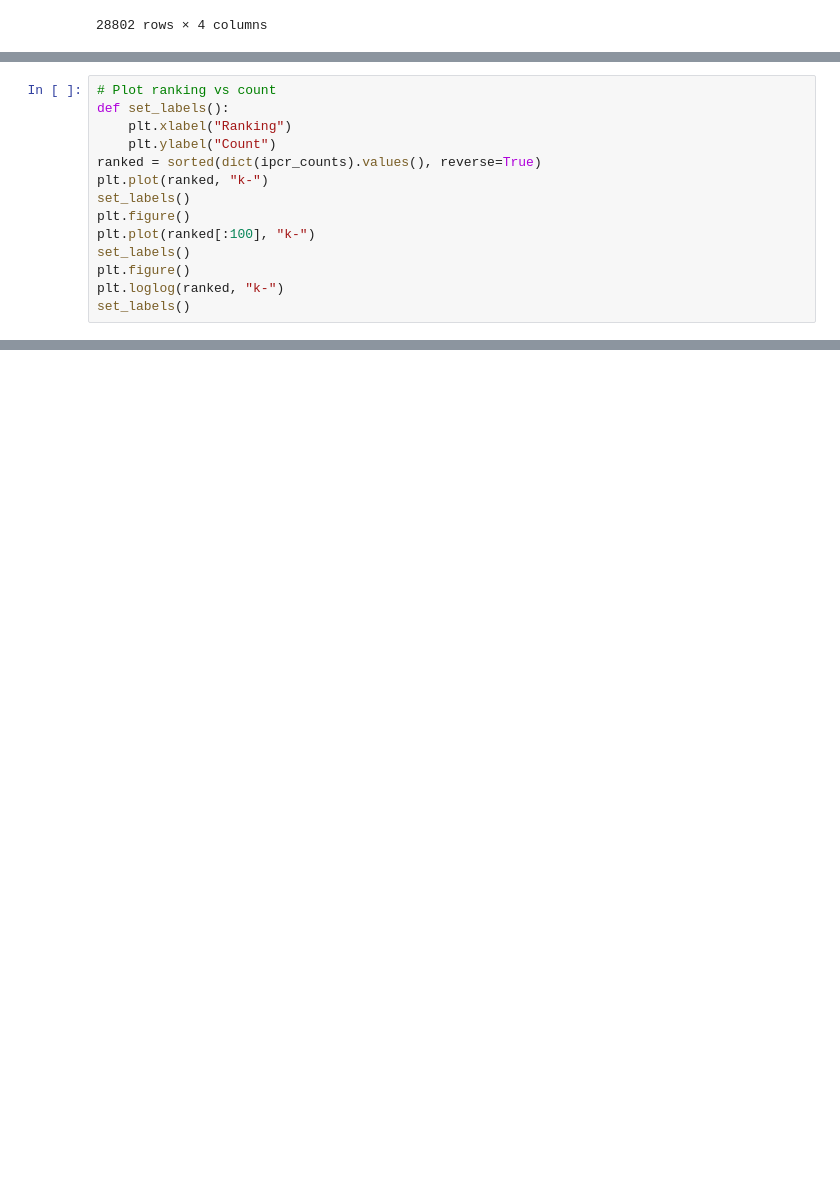
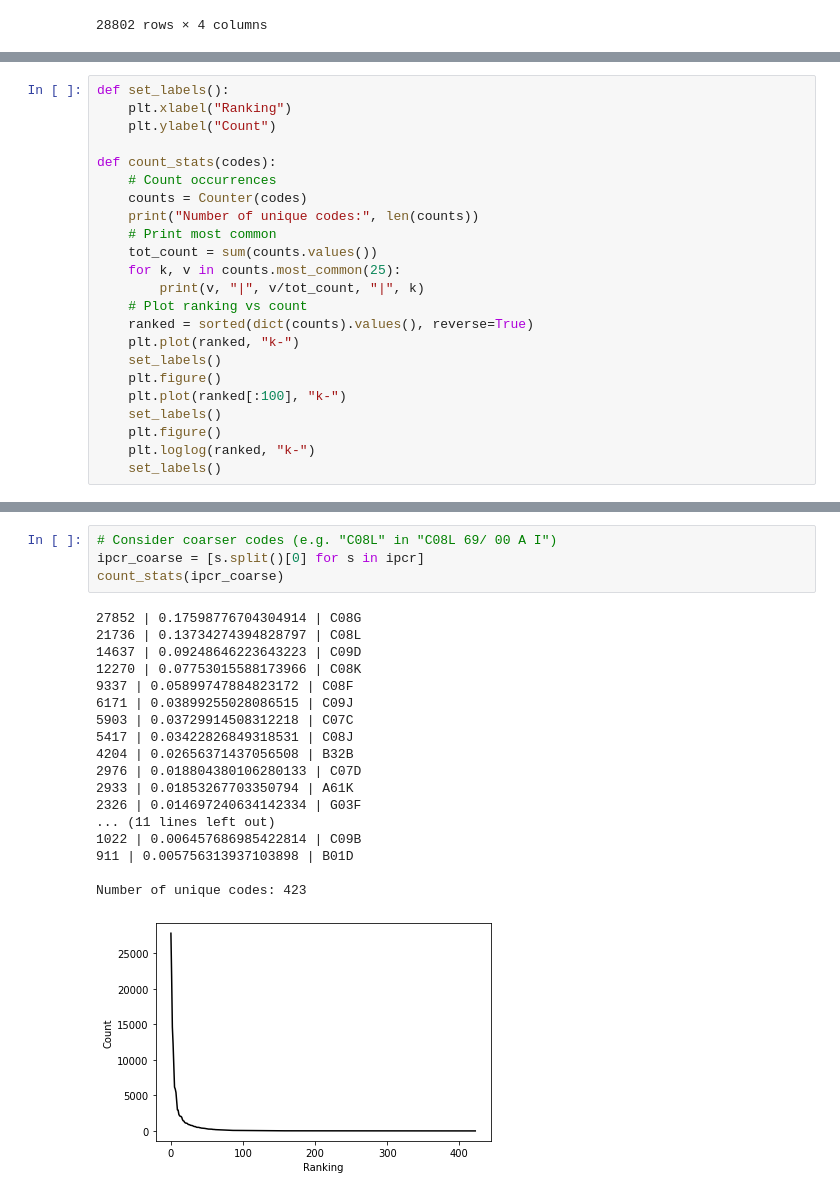
Before and after one commit to eryl/prv_kemi, a Jupyter notebook: notebooks/ep_classes.ipynb, the cells around one changed output, grey strips where cells are left out. Drawn from its saved outputs; the diff is of its cells as text; blank space fills up the shorter version.

Commit message:
Added ranking plots for coarser codes

```diff
--- a/notebooks/ep_classes.ipynb
+++ b/notebooks/ep_classes.ipynb
@@ -160,14 +129,0 @@ Number of unique codes: 12734
-# %%
-# Plot ranking vs count
-def set_labels():
-    plt.xlabel("Ranking")
-    plt.ylabel("Count")
-ranked = sorted(dict(ipcr_counts).values(), reverse=True)
-plt.plot(ranked, "k-")
-set_labels()
-plt.figure()
-plt.plot(ranked[:100], "k-")
-set_labels()
-plt.figure()
-plt.loglog(ranked, "k-")
-set_labels()
@@ -177,0 +134,23 @@ set_labels()
+# %%
+def set_labels():
+    plt.xlabel("Ranking")
+    plt.ylabel("Count")
+
+def count_stats(codes):
+    # Count occurrences
+    counts = Counter(codes)
+    print("Number of unique codes:", len(counts))
+    # Print most common
+    tot_count = sum(counts.values())
+    for k, v in counts.most_common(25):
+        print(v, "|", v/tot_count, "|", k)
+    # Plot ranking vs count
+    ranked = sorted(dict(counts).values(), reverse=True)
+    plt.plot(ranked, "k-")
+    set_labels()
+    plt.figure()
+    plt.plot(ranked[:100], "k-")
+    set_labels()
+    plt.figure()
+    plt.loglog(ranked, "k-")
+    set_labels()
@@ -177,0 +180,23 @@ set_labels()
+# %%
+# Consider coarser codes (e.g. "C08L" in "C08L 69/ 00 A I")
+ipcr_coarse = [s.split()[0] for s in ipcr]
+count_stats(ipcr_coarse)
+# %% [output]
+27852 | 0.17598776704304914 | C08G
+21736 | 0.13734274394828797 | C08L
+14637 | 0.09248646223643223 | C09D
+12270 | 0.07753015588173966 | C08K
+9337 | 0.05899747884823172 | C08F
+6171 | 0.03899255028086515 | C09J
+5903 | 0.03729914508312218 | C07C
+5417 | 0.03422826849318531 | C08J
+4204 | 0.02656371437056508 | B32B
+2976 | 0.018804380106280133 | C07D
+2933 | 0.01853267703350794 | A61K
+2326 | 0.014697240634142334 | G03F
+... (11 lines left out)
+1022 | 0.006457686985422814 | C09B
+911 | 0.005756313937103898 | B01D
+
+Number of unique codes: 423
+[figure, added]
```
Also changed, not shown: parts of 10 cells of this notebook.
